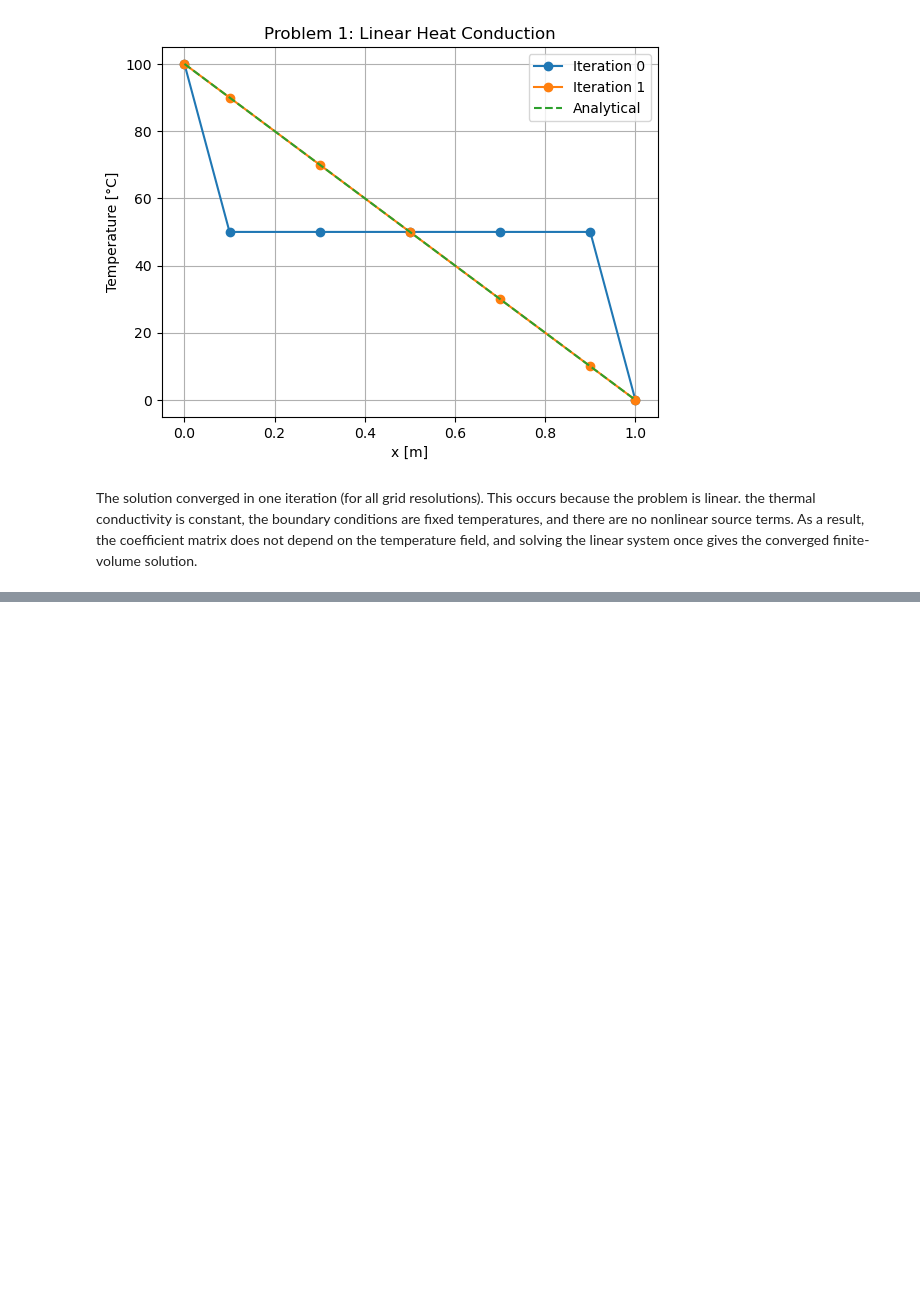
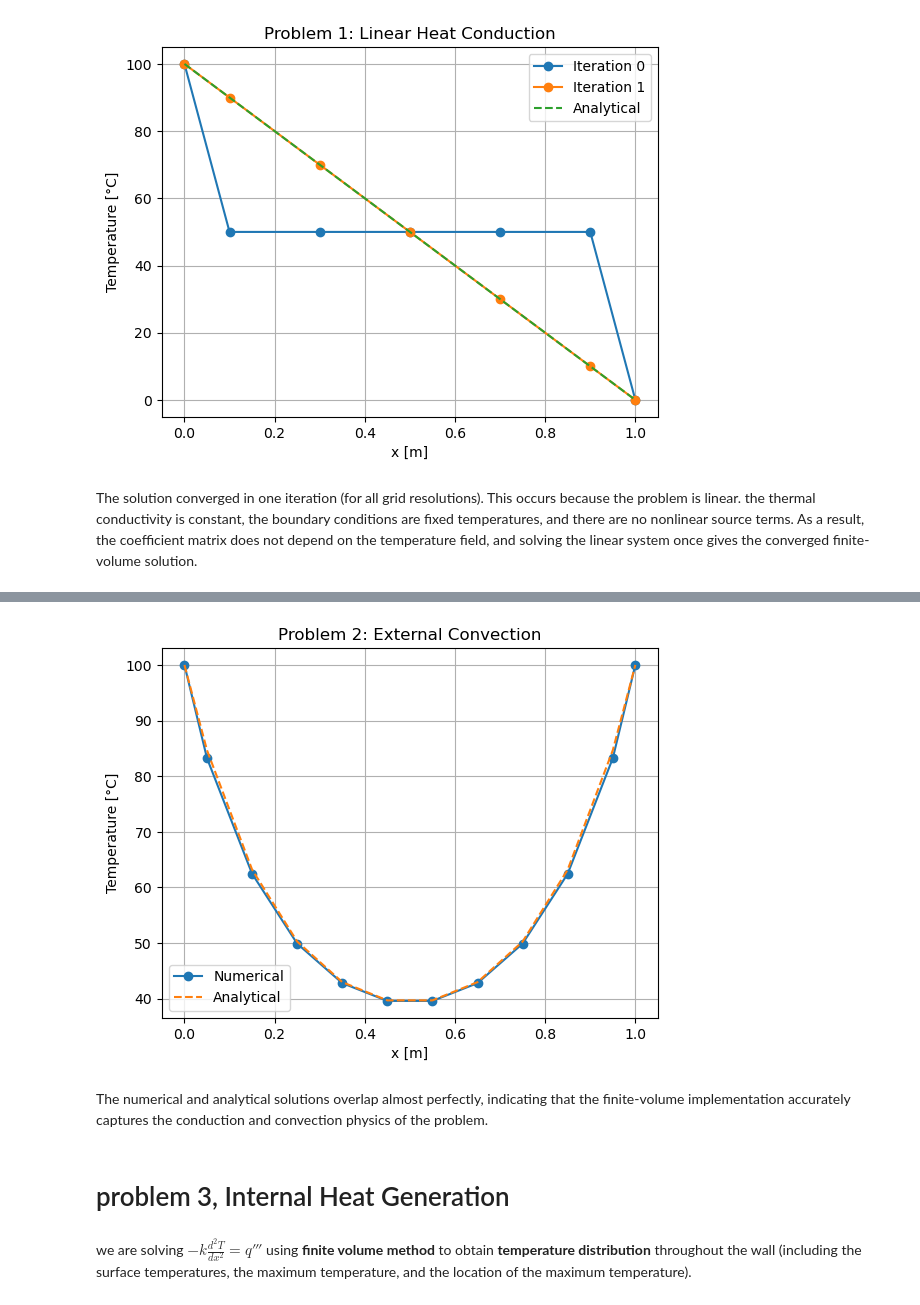
Before and after one commit to sajadmohsen/9710_2026, a Jupyter notebook: Assignment 1_ Advanced CFD (2).ipynb, the cells around one changed output, grey strips where cells are left out. Saved outputs shown, nothing was run; the diff lists cells and outputs as text; code cells hidden in the pictures; blank space fills up the shorter version.

```diff
--- a/Assignment 1_ Advanced CFD (2).ipynb
+++ b/Assignment 1_ Advanced CFD (2).ipynb
@@ -521,0 +683,19 @@ The solution converged in one iteration (for all grid resolutions). This occurs
+# %%
+plt.plot(grid.xP, T, marker='o', label="Numerical")
+plt.plot(grid.xP, T_analytical, linestyle='--', label="Analytical")
+
+plt.xlabel("x [m]")
+plt.ylabel("Temperature [°C]")
+plt.title("Problem 2: External Convection")
+plt.legend()
+plt.grid()
+plt.show()
+# %% [output]
+[figure, added]
+# %% [markdown]
+The numerical and analytical solutions overlap almost perfectly, indicating that the finite-volume implementation accurately captures the conduction and convection physics of the problem.
+# %% [markdown]
+# problem 3, Internal Heat Generation
+# %% [markdown]
+
+we are solving $-k\frac{d^2T}{dx^2}=q'''$ using __finite volume method__ to obtain __temperature distribution__ throughout the wall (including the surface temperatures, the maximum temperature, and the location of the maximum temperature).
```
Also changed, not shown: parts of 49 cells of this notebook, 2 other files.
